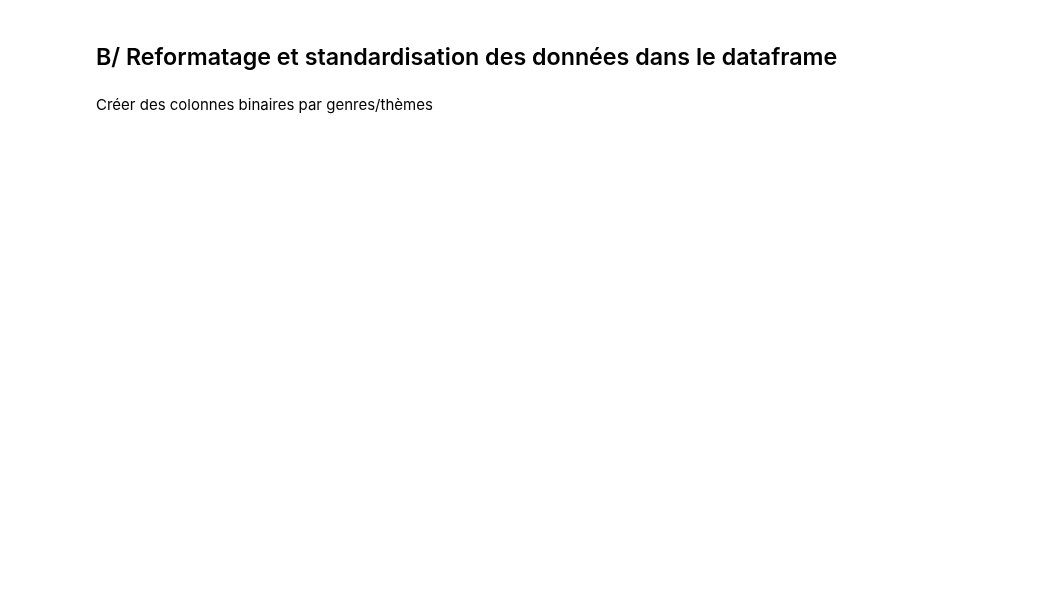
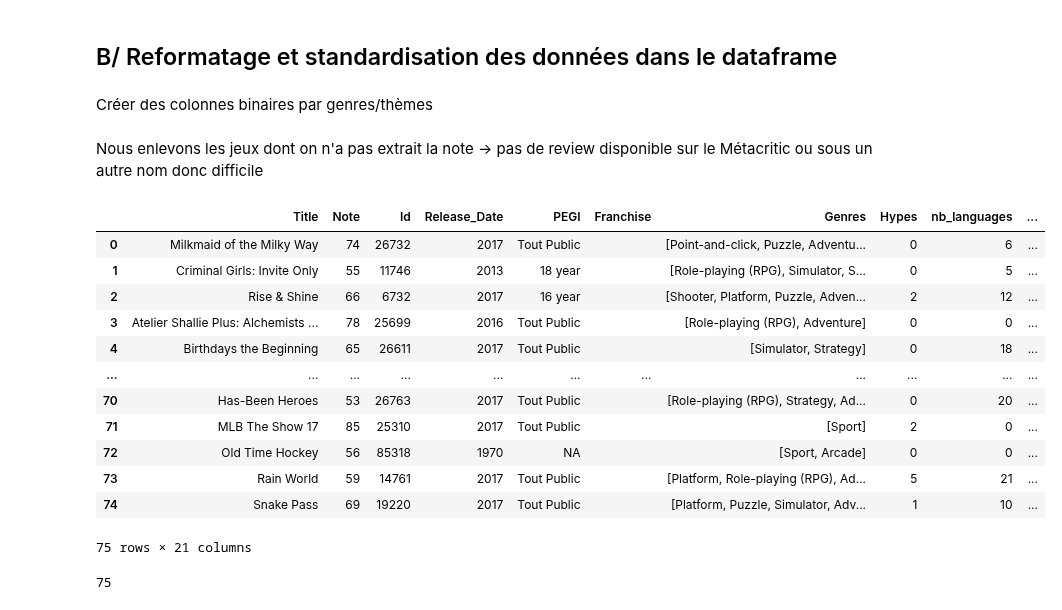
Before and after one commit to PyTomSss/PythonProjects, a Jupyter notebook: Project_Notebook.ipynb, the cells around one changed output. Saved outputs shown, nothing was run; the diff lists cells and outputs as text; code cells hidden in the pictures; blank space fills up the shorter version.

```diff
--- a/Project_Notebook.ipynb
+++ b/Project_Notebook.ipynb
@@ -62,8 +68,8 @@ A partir du site Wikipédia, nous allons récupérer les titres de tous les jeux
 #Url initial : https://en.wikipedia.org/wiki/2023_in_video_games
 Liste_VG = []
 
-d = {17: 11, 18 : 9, 19 : 9, 20: 12, 21: 11, 22 : 7}
-for i in range(17, 23) :
+d = {15 : 10, 16 : 9, 17: 11, 18 : 9, 19 : 9, 20: 12, 21: 11, 22 : 7}
+for i in range(15, 23) :
 
 
     response = requests.get(url="https://en.wikipedia.org/wiki/20"+str(i)+"_in_video_games")
@@ -536,3 +553,27 @@ df.head(10)
 ## B/ Reformatage et standardisation des données dans le dataframe
 # %% [markdown]
 Créer des colonnes binaires par genres/thèmes
+# %% [markdown]
+Nous enlevons les jeux dont on n'a pas extrait la note -> pas de review disponible sur le Métacritic ou sous un autre nom donc difficile
+# %%
+idx = DF_VG.loc[DF_VG['Note'] == 'N/A'].index
+DF = DF_VG.drop(idx)
+DF.reset_index(drop = True)
+# %% [output]
+|  | Title | Note | Id | Release_Date | PEGI | Franchise | Genres | Hypes | nb_languages | ... |
+| 0 | Milkmaid of the Milky Way | 74 | 26732 | 2017 | Tout Public |  | [Point-and-click, Puzzle, Adventu... | 0 | 6 | ... |
+| 1 | Criminal Girls: Invite Only | 55 | 11746 | 2013 | 18 year |  | [Role-playing (RPG), Simulator, S... | 0 | 5 | ... |
+| 2 | Rise & Shine | 66 | 6732 | 2017 | 16 year |  | [Shooter, Platform, Puzzle, Adven... | 2 | 12 | ... |
+| 3 | Atelier Shallie Plus: Alchemists ... | 78 | 25699 | 2016 | Tout Public |  | [Role-playing (RPG), Adventure] | 0 | 0 | ... |
+| 4 | Birthdays the Beginning | 65 | 26611 | 2017 | Tout Public |  | [Simulator, Strategy] | 0 | 18 | ... |
+| ... | ... | ... | ... | ... | ... | ... | ... | ... | ... | ... |
+| 70 | Has-Been Heroes | 53 | 26763 | 2017 | Tout Public |  | [Role-playing (RPG), Strategy, Ad... | 0 | 20 | ... |
+| 71 | MLB The Show 17 | 85 | 25310 | 2017 | Tout Public |  | [Sport] | 2 | 0 | ... |
+| 72 | Old Time Hockey | 56 | 85318 | 1970 | NA |  | [Sport, Arcade] | 0 | 0 | ... |
+| 73 | Rain World | 59 | 14761 | 2017 | Tout Public |  | [Platform, Role-playing (RPG), Ad... | 5 | 21 | ... |
+| 74 | Snake Pass | 69 | 19220 | 2017 | Tout Public |  | [Platform, Puzzle, Simulator, Adv... | 1 | 10 | ... |
+75 rows × 21 columns
+# %%
+print(len(DF))
+# %% [output]
+75
```
Also changed, not shown: parts of 4 cells of this notebook.
